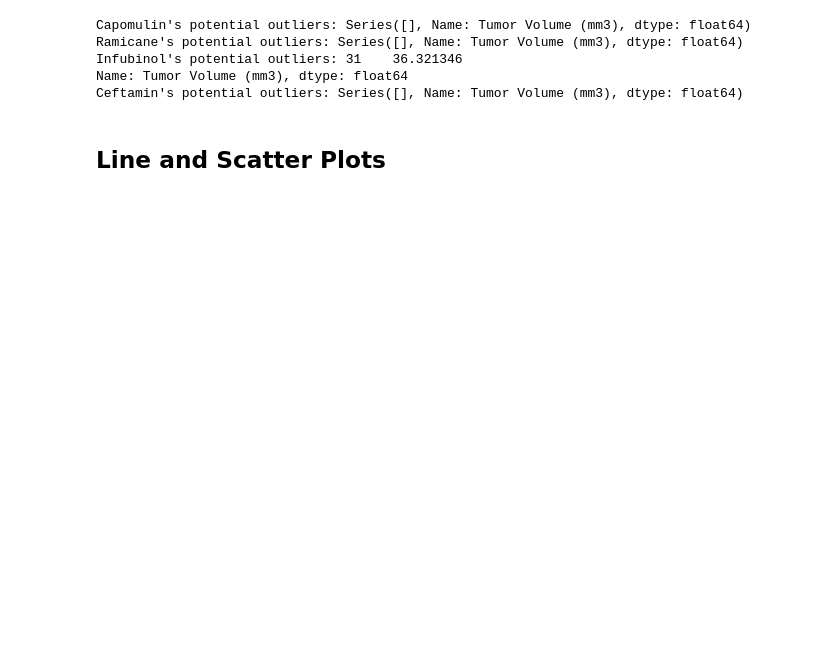
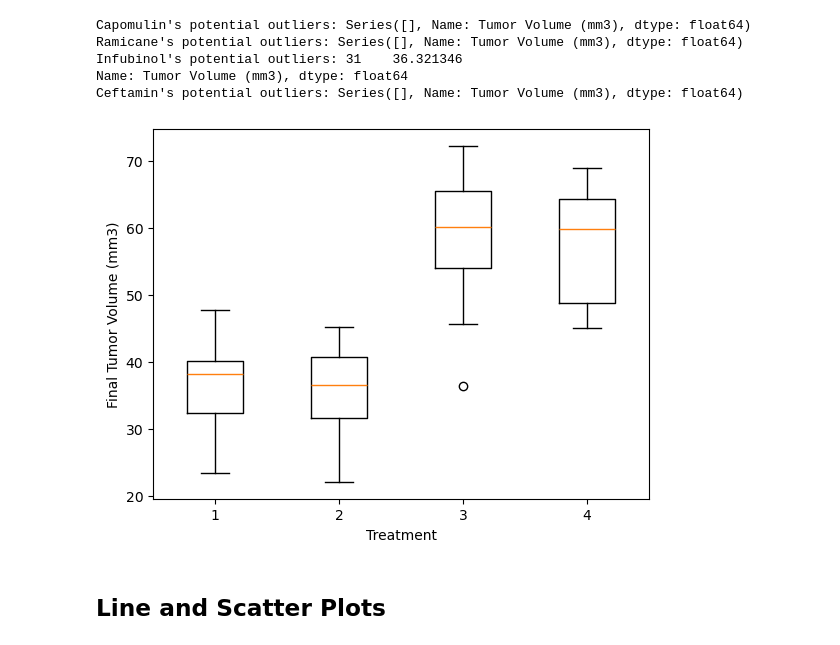
Before and after one commit to DidemBl/Module_5_challenge, a Jupyter notebook: pymaceuticals_notebook.ipynb, the cells around one changed output. Drawn from its saved outputs; the diff is of its cells as text; code cells hidden in the pictures; blank space fills up the shorter version.

```diff
--- a/pymaceuticals_notebook.ipynb
+++ b/pymaceuticals_notebook.ipynb
@@ -233,2 +243,29 @@ Ceftamin's potential outliers: Series([], Name: Tumor Volume (mm3), dtype: float
+# %%
+# Generate a box plot that shows the distribution of the tumor volume for each treatment group.
+# Calculate IQR and identify potential outliers for each treatment
+#treatments = ["Capomulin", "Ramicane", "Infubinol", "Ceftamin"]
+
+capomulin_vol =[]
+ramicane_vol =[]
+infubinol_vol = []
+ceftamin_vol =[]
+
+capomulin_vol = renamed_merged.loc[renamed_merged["Drug Regimen"] == "Capomulin", 'Tumor Volume (mm3)']
+ramicane_vol = renamed_merged.loc[renamed_merged["Drug Regimen"] == "Ramicane", 'Tumor Volume (mm3)']
+infubinol_vol = renamed_merged.loc[renamed_merged["Drug Regimen"] == "Infubinol", 'Tumor Volume (mm3)']
+ceftamin_vol = renamed_merged.loc[renamed_merged["Drug Regimen"] == "Ceftamin", 'Tumor Volume (mm3)']
+
+
+box_data = [capomulin_vol, ramicane_vol, infubinol_vol, ceftamin_vol]
+
+# Multiple box plots on one Axes
+fig,ax = plt.subplots()
+labels_bp= ['Capomulin', 'Ramicane', 'Infubinol', 'Ceftamin']
+boxplot = ax.boxplot(box_data)
+ax.set_xlabel("Treatment")
+ax.set_ylabel('Final Tumor Volume (mm3)')
+plt.show()
+# %% [output]
+[figure, added]
 # %% [markdown]
 ## Line and Scatter Plots
```
Also changed, not shown: parts of 6 cells of this notebook.
